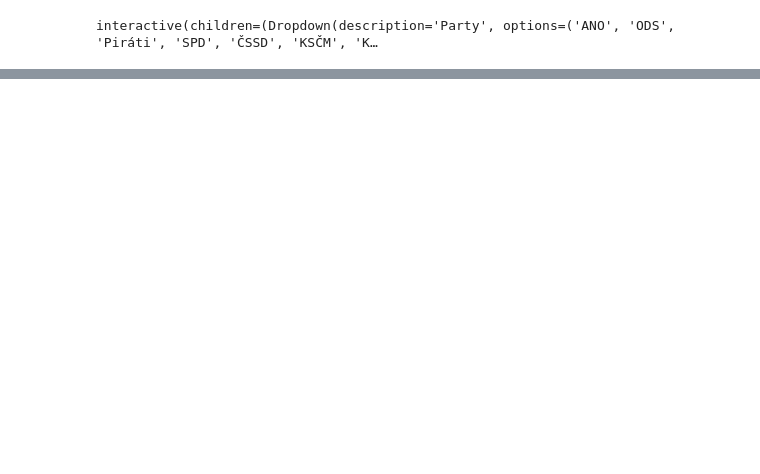
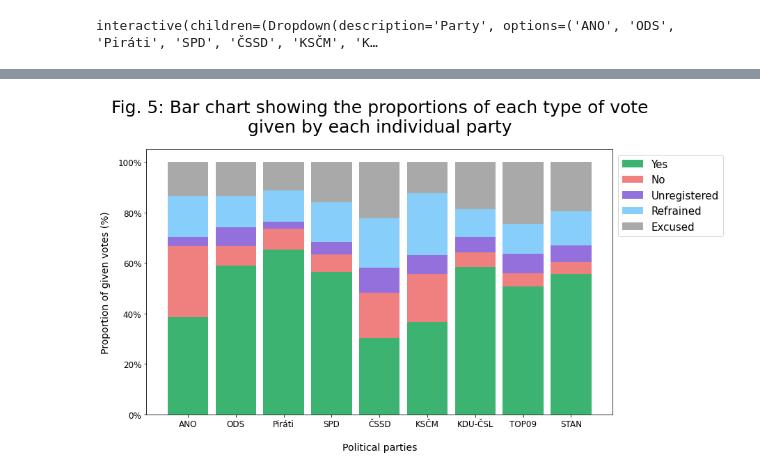
Before and after one commit to chododom/BI-VZD, a Jupyter notebook: 01/homework_01_B201.ipynb, the cells around one changed output, grey strips where cells are left out. Drawn from its saved outputs; the diff is of its cells as text; code cells hidden in the pictures; blank space fills up the shorter version.

```diff
--- a/01/homework_01_B201.ipynb
+++ b/01/homework_01_B201.ipynb
@@ -402,0 +508,51 @@ interactive(children=(Dropdown(description='Party', options=('ANO', 'ODS', 'Pir
+# %%
+party_vec = []
+for p in party_list:
+    p_frame = df_i.loc[df_i['Party'] == p]
+    vote_vec = [
+        len(p_frame.loc[p_frame['Vote'] == 'A']),
+        len(p_frame.loc[p_frame['Vote'] == 'N']),
+        len(p_frame.loc[p_frame['Vote'] == '0']),
+        len(p_frame.loc[p_frame['Vote'] == 'Z']),
+        len(p_frame.loc[p_frame['Vote'] == 'M'])
+    ]
+    party_vec.append(vote_vec)
+
+raw_data = {'yes_bars': [party_vec[x][0] for x in range(len(party_vec))],
+            'no_bars': [party_vec[x][1] for x in range(len(party_vec))],
+            'unregistered_bars': [party_vec[x][2] for x in range(len(party_vec))],
+            'refrained_bars': [party_vec[x][3] for x in range(len(party_vec))],
+            'excused_bars': [party_vec[x][4] for x in range(len(party_vec))],
+           }
+new_df = pd.DataFrame(raw_data)
+# %%
+totals = [i + j + k + l + m for i, j, k, l, m in zip(new_df['yes_bars'], new_df['no_bars'], new_df['unregistered_bars'], new_df['refrained_bars'], new_df['excused_bars'])]
+
+yes_bars = [i / j * 100 for i, j in zip(new_df['yes_bars'], totals)]
+no_bars = [i / j * 100 for i, j in zip(new_df['no_bars'], totals)]
+unregistered_bars = [i / j * 100 for i, j in zip(new_df['unregistered_bars'], totals)]
+refrained_bars = [i / j * 100 for i, j in zip(new_df['refrained_bars'], totals)]
+excused_bars = [i / j * 100 for i, j in zip(new_df['excused_bars'], totals)]
+
+f, ax = plt.subplots(figsize=(12,7))
+
+bar_width = 0.85
+r = party_list
+names = party_list
+plt.bar(r, yes_bars, color='mediumseagreen', width=bar_width, label='Yes')
+plt.bar(r, no_bars, bottom=yes_bars, color='lightcoral', width=bar_width, label='No')
+plt.bar(r, unregistered_bars, bottom=[i + j for i, j in zip(yes_bars, no_bars)], color='mediumpurple', width=bar_width, label='Unregistered')
+plt.bar(r, refrained_bars, bottom=[i + j + k for i, j, k in zip(yes_bars, no_bars, unregistered_bars)], color='lightskyblue', width=bar_width, label='Refrained')
+plt.bar(r, excused_bars, bottom=[i + j + k + l for i, j, k, l in zip(yes_bars, no_bars, unregistered_bars, refrained_bars)], color='darkgray', width=bar_width, label='Excused')
+
+plt.xticks(r, names, fontsize=12)
+plt.yticks(fontsize=12)
+plt.title("Fig. 5: Bar chart showing the proportions of each type of vote\ngiven by each individual party", fontsize=25, y=1.05)
+plt.xlabel('Political parties', fontsize=14, labelpad=20)
+plt.ylabel('Proportion of given votes (%)', fontsize=14, labelpad=10)
+fmt2 = lambda x,pos: '{:.0f}%'.format(x)
+ax.get_yaxis().set_major_formatter(FuncFormatter(fmt2))
+plt.legend(loc='upper left', bbox_to_anchor=(1,1), ncol=1, fontsize=15)
+plt.show()
+# %% [output]
+[figure, added]
```
Also changed, not shown: parts of 12 cells of this notebook, 3 other files.
